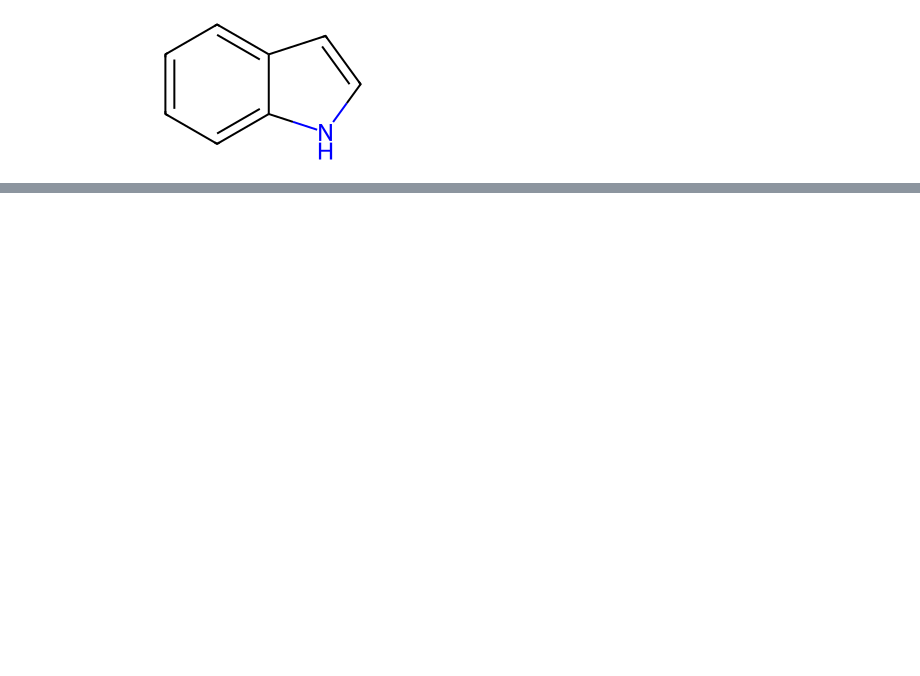
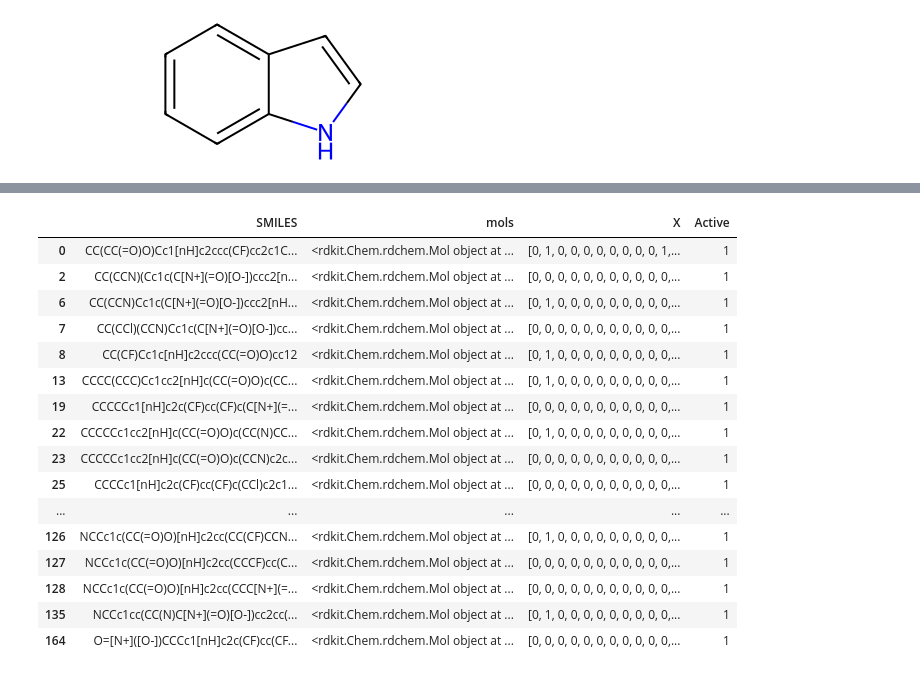
Before and after one commit to HenryTeahan/CatSperML, a Jupyter notebook: data/random_indoles.ipynb, the cells around one changed output, grey strips where cells are left out. Saved outputs shown, nothing was run; the diff lists cells and outputs as text; code cells hidden in the pictures; blank space fills up the shorter version.

```diff
--- a/data/random_indoles.ipynb
+++ b/data/random_indoles.ipynb
@@ -133,2 +133,22 @@ Total actives: 19 / 169
+# %%
+df[df['Active']==True]
+# %% [output]
+|  | SMILES | mols | X | Active |
+| 0 | CC(CC(=O)O)Cc1[nH]c2ccc(CF)cc2c1C... | <rdkit.Chem.rdchem.Mol object at ... | [0, 1, 0, 0, 0, 0, 0, 0, 0, 0, 1,... | 1 |
+| 2 | CC(CCN)(Cc1c(C[N+](=O)[O-])ccc2[n... | <rdkit.Chem.rdchem.Mol object at ... | [0, 0, 0, 0, 0, 0, 0, 0, 0, 0, 0,... | 1 |
+| 6 | CC(CCN)Cc1c(C[N+](=O)[O-])ccc2[nH... | <rdkit.Chem.rdchem.Mol object at ... | [0, 1, 0, 0, 0, 0, 0, 0, 0, 0, 0,... | 1 |
+| 7 | CC(CCl)(CCN)Cc1c(C[N+](=O)[O-])cc... | <rdkit.Chem.rdchem.Mol object at ... | [0, 0, 0, 0, 0, 0, 0, 0, 0, 0, 0,... | 1 |
+| 8 | CC(CF)Cc1c[nH]c2ccc(CC(=O)O)cc12 | <rdkit.Chem.rdchem.Mol object at ... | [0, 1, 0, 0, 0, 0, 0, 0, 0, 0, 0,... | 1 |
+| 13 | CCCC(CCC)Cc1cc2[nH]c(CC(=O)O)c(CC... | <rdkit.Chem.rdchem.Mol object at ... | [0, 1, 0, 0, 0, 0, 0, 0, 0, 0, 0,... | 1 |
+| 19 | CCCCCc1[nH]c2c(CF)cc(CF)c(C[N+](=... | <rdkit.Chem.rdchem.Mol object at ... | [0, 0, 0, 0, 0, 0, 0, 0, 0, 0, 0,... | 1 |
+| 22 | CCCCCc1cc2[nH]c(CC(=O)O)c(CC(N)CC... | <rdkit.Chem.rdchem.Mol object at ... | [0, 1, 0, 0, 0, 0, 0, 0, 0, 0, 0,... | 1 |
+| 23 | CCCCCc1cc2[nH]c(CC(=O)O)c(CCN)c2c... | <rdkit.Chem.rdchem.Mol object at ... | [0, 0, 0, 0, 0, 0, 0, 0, 0, 0, 0,... | 1 |
+| 25 | CCCCc1[nH]c2c(CF)cc(CF)c(CCl)c2c1... | <rdkit.Chem.rdchem.Mol object at ... | [0, 0, 0, 0, 0, 0, 0, 0, 0, 0, 0,... | 1 |
+| ... | ... | ... | ... | ... |
+| 126 | NCCc1c(CC(=O)O)[nH]c2cc(CC(CF)CCN... | <rdkit.Chem.rdchem.Mol object at ... | [0, 1, 0, 0, 0, 0, 0, 0, 0, 0, 0,... | 1 |
+| 127 | NCCc1c(CC(=O)O)[nH]c2cc(CCCF)cc(C... | <rdkit.Chem.rdchem.Mol object at ... | [0, 0, 0, 0, 0, 0, 0, 0, 0, 0, 0,... | 1 |
+| 128 | NCCc1c(CC(=O)O)[nH]c2cc(CCC[N+](=... | <rdkit.Chem.rdchem.Mol object at ... | [0, 0, 0, 0, 0, 0, 0, 0, 0, 0, 0,... | 1 |
+| 135 | NCCc1cc(CC(N)C[N+](=O)[O-])cc2cc(... | <rdkit.Chem.rdchem.Mol object at ... | [0, 1, 0, 0, 0, 0, 0, 0, 0, 0, 0,... | 1 |
+| 164 | O=[N+]([O-])CCCc1[nH]c2c(CF)cc(CF... | <rdkit.Chem.rdchem.Mol object at ... | [0, 0, 0, 0, 0, 0, 0, 0, 0, 0, 0,... | 1 |
 # %%
 active_mols = [df['mols'][i] for i in seed_indices]
```
Also changed, not shown: parts of 5 cells of this notebook, 7 other files.
